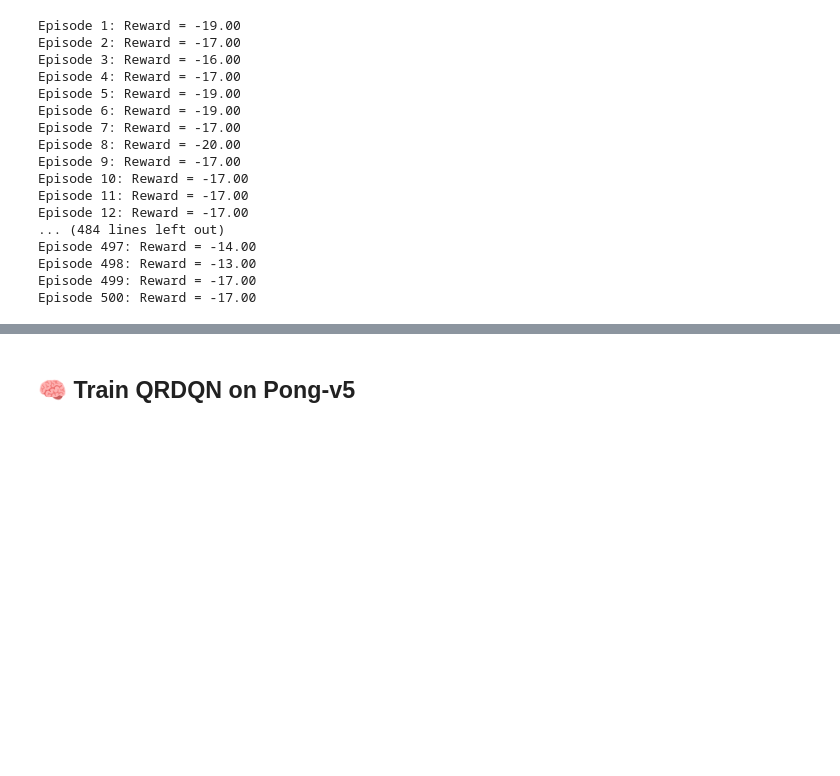
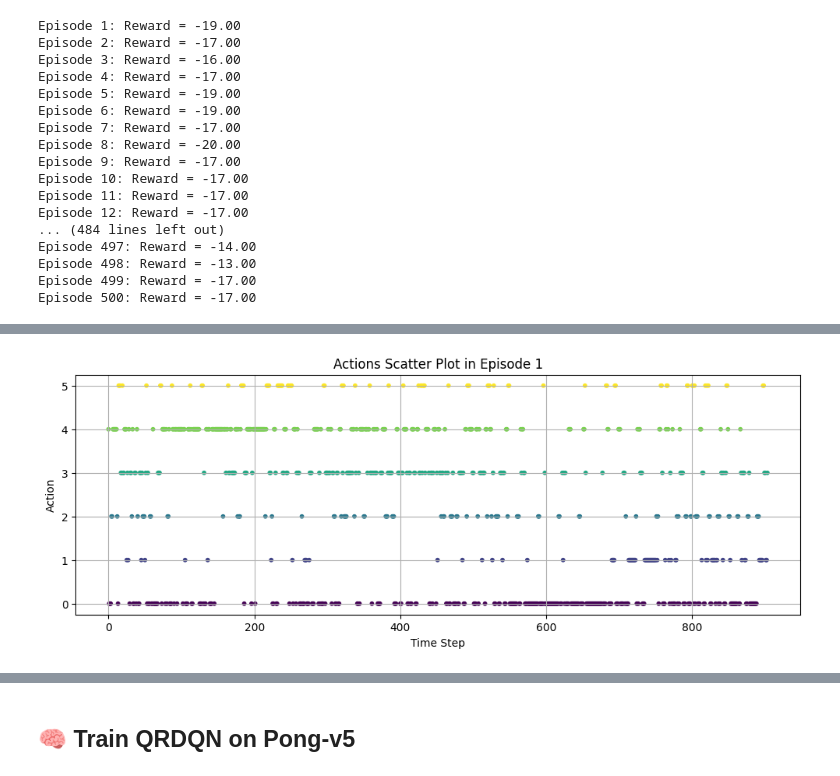
Before and after one commit to MGN19/Reinforcement-learning, a Jupyter notebook: Pong.ipynb, the cells around one changed output, grey strips where cells are left out. Saved outputs shown, nothing was run; the diff lists cells and outputs as text; code cells hidden in the pictures; blank space fills up the shorter version.

```diff
--- a/Pong.ipynb
+++ b/Pong.ipynb
@@ -285,0 +344,22 @@ plot_rewards(rewards_ppo, "PPO on Pong-v5")
+# %%
+def scatter_plot_actions(actions, episode=0):
+    """
+    Scatter plot of actions taken over time steps in a single episode.
+
+    actions: List of lists, each inner list contains actions from one episode.
+    episode: index of the episode to plot
+    """
+    episode_actions = actions[episode]
+
+    plt.figure(figsize=(12, 4))
+    plt.scatter(range(len(episode_actions)), episode_actions, c=episode_actions, cmap="viridis", s=10)
+    plt.xlabel("Time Step")
+    plt.ylabel("Action")
+    plt.title(f"Actions Scatter Plot in Episode {episode + 1}")
+    plt.yticks(np.unique(episode_actions))
+    plt.grid(True)
+    plt.show()
+
+scatter_plot_actions(actions_ppo, episode=0)
+# %% [output]
+[figure, added]
```
Also changed, not shown: parts of 8 cells of this notebook, 2 other files.
